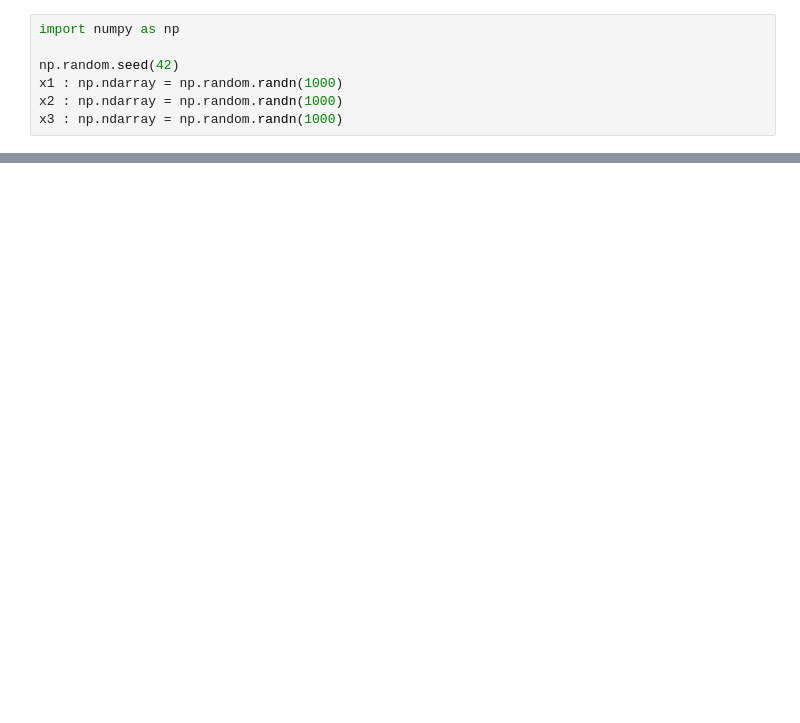
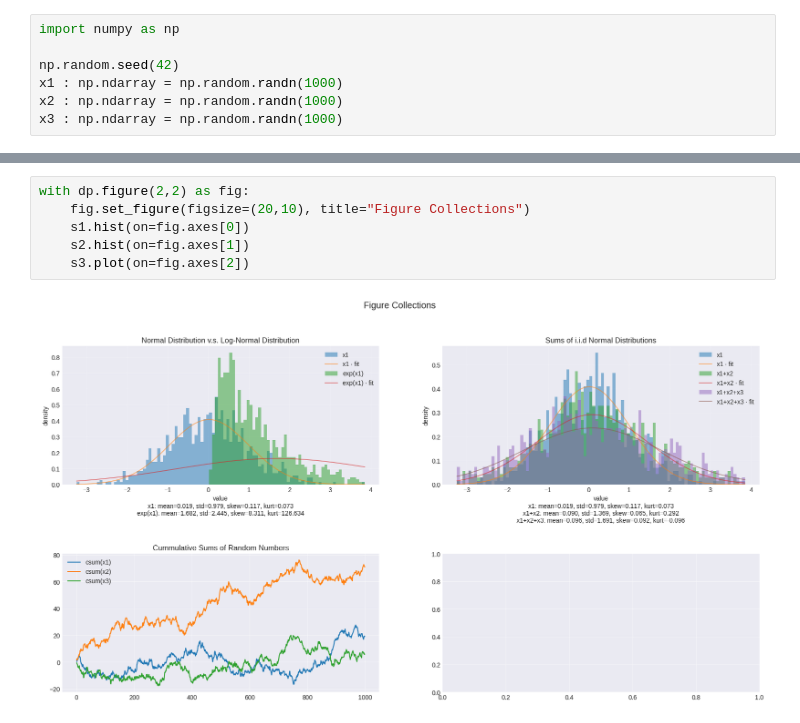
Before and after one commit to Chitaoji/dataplot, a Jupyter notebook: examples/tests.ipynb, the cells around one changed output, grey strips where cells are left out. Cells and saved outputs as stored; diff of their text form; blank space fills up the shorter version.

```diff
--- a/examples/tests.ipynb
+++ b/examples/tests.ipynb
@@ -41,0 +49,8 @@ d.set_plot(title="Cummulative Sums of i.i.d. Random Numbers").plot()
+# %%
+with dp.figure(2,2) as fig:
+    fig.set_figure(figsize=(20,10), title="Figure Collections")
+    s1.hist(on=fig.axes[0])
+    s2.hist(on=fig.axes[1])
+    s3.plot(on=fig.axes[2])
+# %% [output]
+[figure, added]
```
Also changed, not shown: parts of 5 cells of this notebook.
